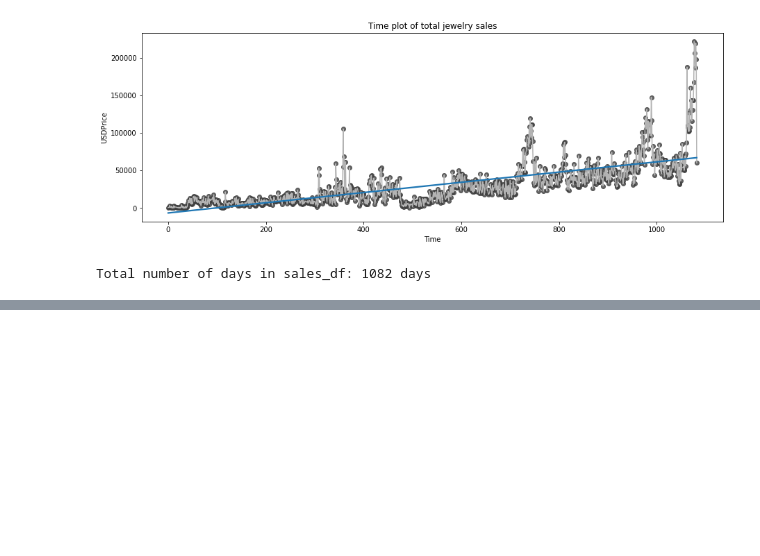
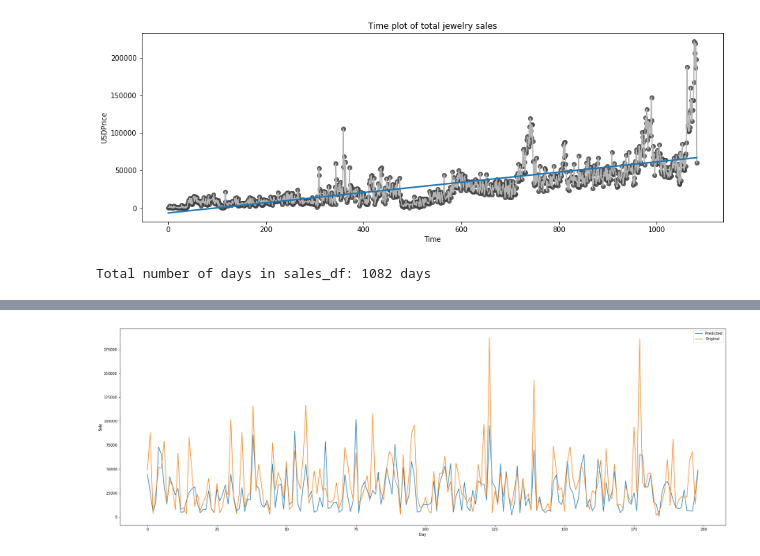
Before and after one commit to risa1796/-A-Study-of-Customers-Insurance-Charges, a Jupyter notebook: E_Commerce_Jewelry.ipynb, the cells around one changed output, grey strips where cells are left out. Cells and saved outputs as stored; diff of their text form; code cells hidden in the pictures; blank space fills up the shorter version.

```diff
--- a/E_Commerce_Jewelry.ipynb
+++ b/E_Commerce_Jewelry.ipynb
@@ -696,0 +698,3 @@ plt.show()
+# %%
+lstm_test_pred = model_lstm.predict(X_test_series)
+print('Test rmse:', np.sqrt(mean_squared_error(Y_test, lstm_test_pred)))
@@ -696,0 +704,17 @@ plt.show()
+# %%
+length_test = len(lstm_test_pred)
+
+x = np.arange(0, length_test)
+y1 = lstm_test_pred[:length_test]
+y2 = Y_test[:length_test]
+
+plt.figure(figsize=(30, 10))
+
+plt.xlabel("Day")
+plt.ylabel("Sale")
+plt.plot(x, y1.reshape(-1), label = "Predicted")
+plt.plot(x, y2.reshape(-1), label = "Original")
+plt.legend()
+plt.show()
+# %% [output]
+[figure, added]
```
Also changed, not shown: parts of 75 cells of this notebook.
